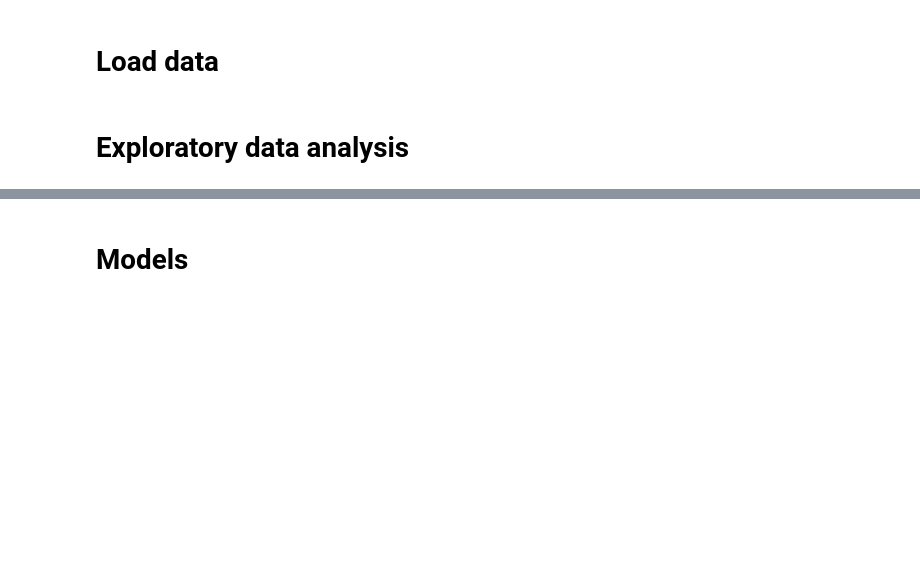
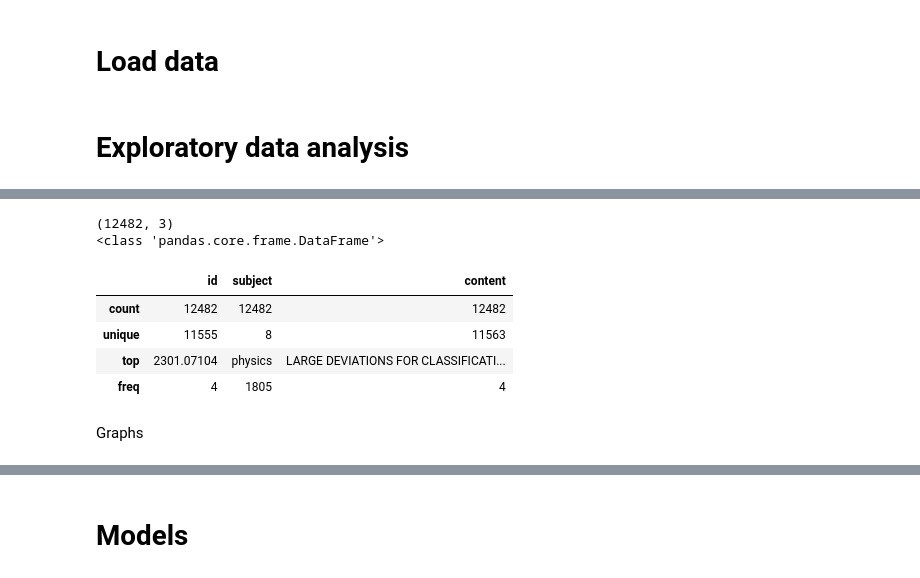
Before and after one commit to roald-teunissen/paper-text-classification, a Jupyter notebook: notebooks/classification on topics/NLP-topic-classification.ipynb, the cells around one changed output, grey strips where cells are left out. Drawn from its saved outputs; the diff is of its cells as text; code cells hidden in the pictures; blank space fills up the shorter version.

```diff
--- a/notebooks/classification on topics/NLP-topic-classification.ipynb
+++ b/notebooks/classification on topics/NLP-topic-classification.ipynb
@@ -61,0 +56,16 @@ Name: topic, dtype: int64
+# %%
+print(data.shape)
+print(type(data))
+# %% [output]
+(12482, 3)
+<class 'pandas.core.frame.DataFrame'>
+# %%
+data.describe()
+# %% [output]
+|  | id | subject | content |
+| count | 12482 | 12482 | 12482 |
+| unique | 11555 | 8 | 11563 |
+| top | 2301.07104 | physics | LARGE DEVIATIONS FOR CLASSIFICATI... |
+| freq | 4 | 1805 | 4 |
+# %% [markdown]
+Graphs
```
Also changed, not shown: parts of 53 cells of this notebook, 3 other files.
